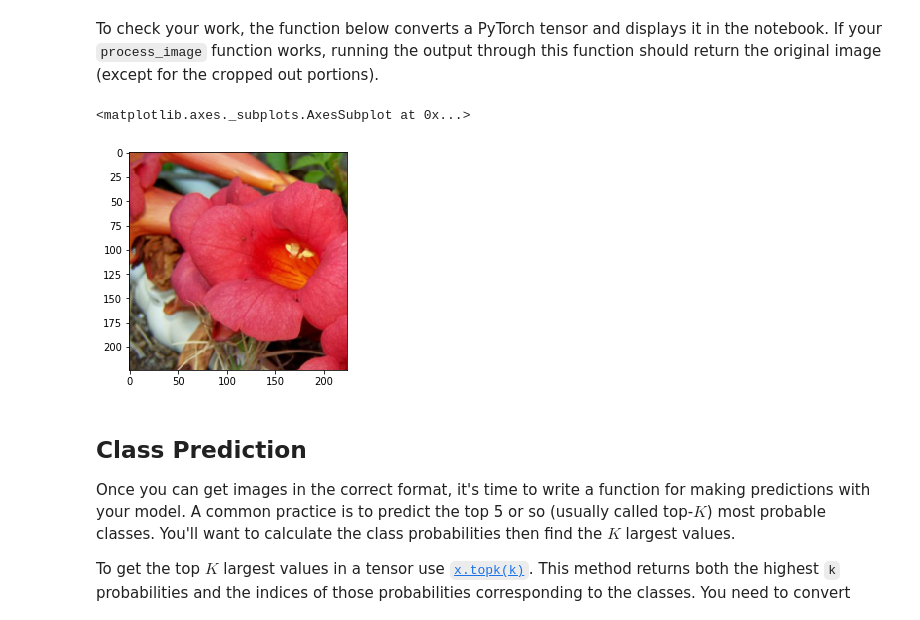
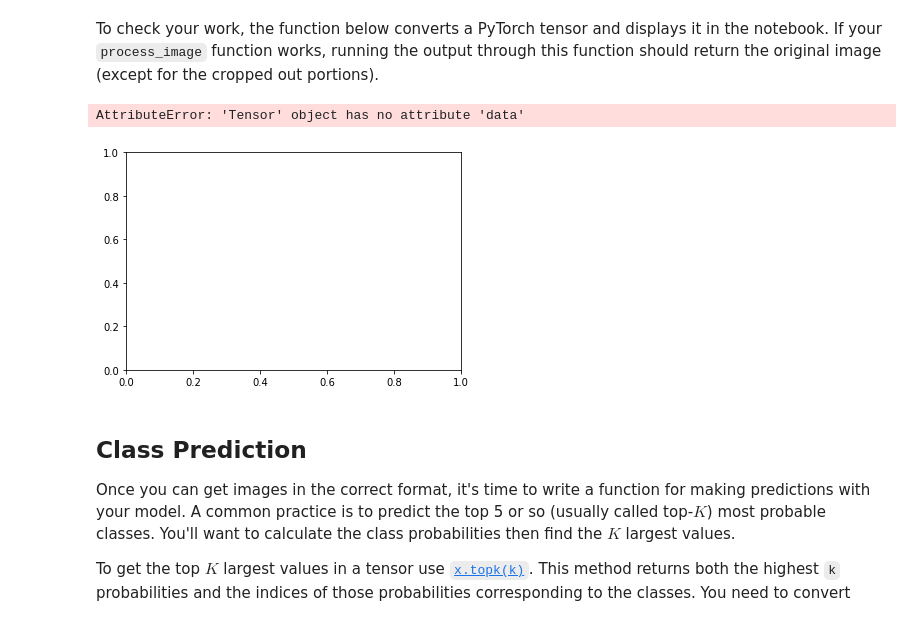
Before and after one commit to MarcoCaglia/Image-Classifier-Udacity, a Jupyter notebook: Image Classifier Project.ipynb, the cells around one changed output. Cells and saved outputs as stored; diff of their text form; code cells hidden in the pictures.

```diff
--- a/Image Classifier Project.ipynb
+++ b/Image Classifier Project.ipynb
@@ -138,10 +120,9 @@ classifier = nn.Sequential(nn.Linear(25088, 512),
 model.classifier = classifier
 # %%
 # Setting parameters
-epochs = 3
+epochs = 1
 optimizer = optim.Adam(model.classifier.parameters(),lr=0.01) # Deliberately high LR for debugging/testing purposes.
 criterion = nn.NLLLoss()
-step = 0
 increment = 1
 
 model = model.to('cuda')
@@ -302,45 +276,55 @@ def process_image(path):
 
     # TODO: Process a PIL image for use in a PyTorch model
     im = Image.open(path)
-    transforms1 = transforms.Compose([transforms.Resize(256),
-                                      transforms.CenterCrop(224),
-                                      transforms.ToTensor(),
-                                      transforms.Normalize([0.485,0.456,0.406],
-                                                           [0.229,0.224,0.225])])
-    image = transforms1(im).float()
-    imgage = np.array(image).transpose(2,0,1)
+    width,height = im.size
+    if width <= height:
+        width=256
+    else:
+        height = 256
+    im.thumbnail((width,height))
+    im = im.crop((width*0.5-112,height*0.5-112,width*0.5+112,height*0.5+112))
+    np_image = np.array(im)
+    mean = np.array([0.485, 0.456, 0.406])
+    std = np.array([0.229, 0.224, 0.225])
+    np_image = np_image/255
+    np_image = (np_image-mean)/std
+    np_image = np_image.transpose(2,0,1)
 
-    return image
+    tf_image = tf.convert_to_tensor(np_image)
 
-path = test_dir + '/101/image_07952.jpg'
+    return tf_image
+
+path = test_dir + '/14/image_06083.jpg'
+image = process_image(path)
 # %% [markdown]
 To check your work, the function below converts a PyTorch tensor and displays it in the notebook. If your `process_image` function works, running the output through this function should return the original image (except for the cropped out portions).
 # %%
 def imshow(image, ax=None, title=None):
     """Imshow for Tensor."""
     if ax is None:
         fig, ax = plt.subplots()
 
     # PyTorch tensors assume the color channel is the first dimension
     # but matplotlib assumes is the third dimension
-    image = image.numpy().transpose((1, 2, 0))
+    image = image.data.cpu().numpy().transpose((1, 2, 0))
 
     # Undo preprocessing
     mean = np.array([0.485, 0.456, 0.406])
     std = np.array([0.229, 0.224, 0.225])
     image = std * image + mean
 
     # Image needs to be clipped between 0 and 1 or it looks like noise when displayed
     image = np.clip(image, 0, 1)
 
+    print(image.shape)
     ax.imshow(image)
 
     return ax
 
 imshow(process_image(path))
 # %% [output]
-<matplotlib.axes._subplots.AxesSubplot at 0x...>
+AttributeError: 'Tensor' object has no attribute 'data'
-[figure, old version]
+[figure, new version]
 # %% [markdown]
 ## Class Prediction
 
```
Also changed, not shown: parts of 10 cells of this notebook.
